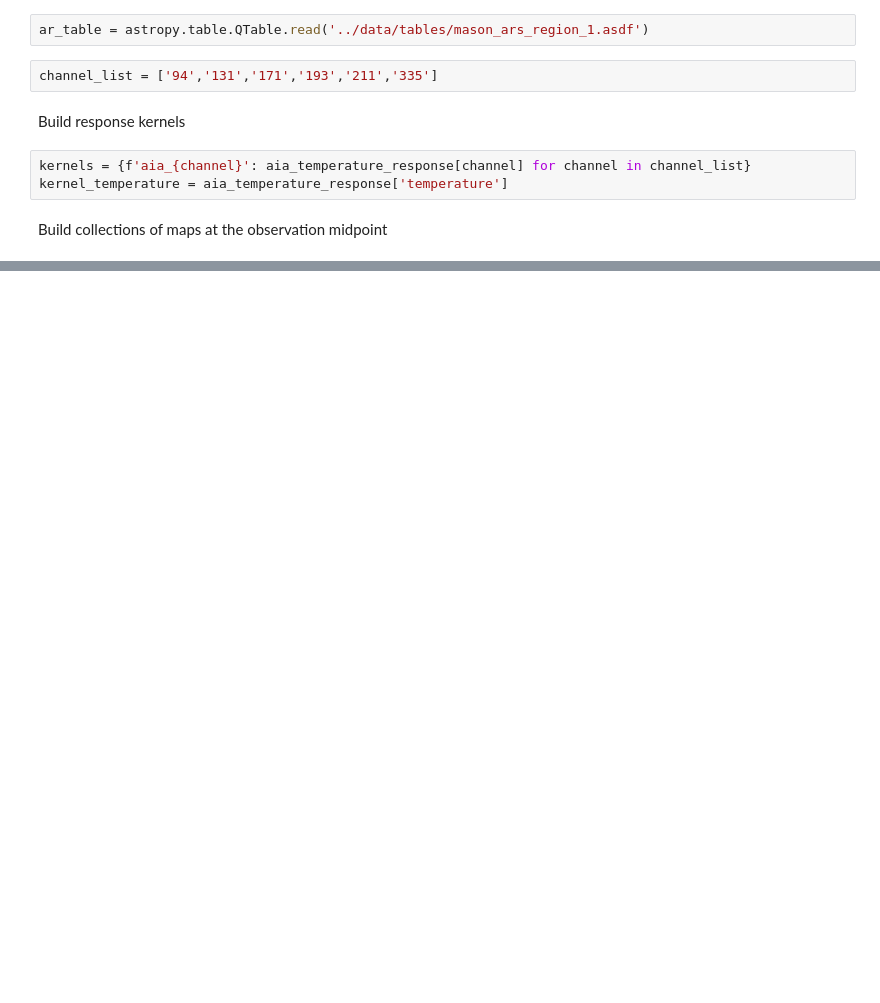
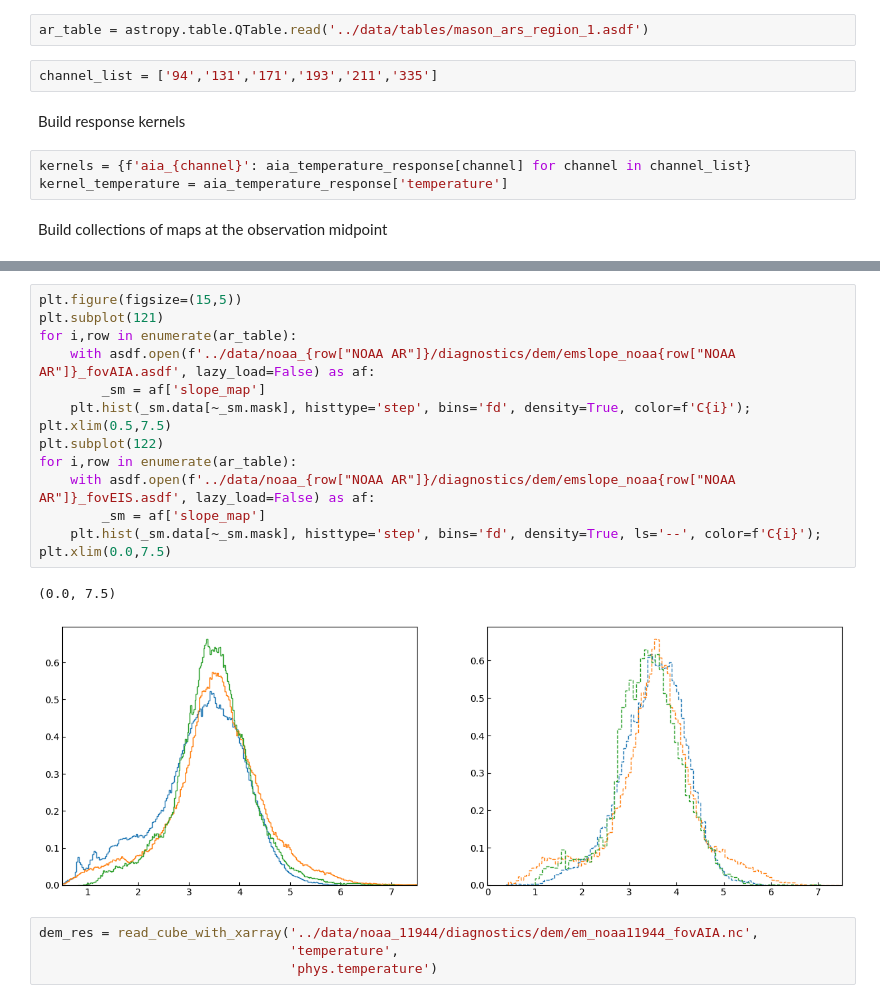
Before and after one commit to wtbarnes/loops-workshop-2024-talk, a Jupyter notebook: notebooks/aia_dem.ipynb, the cells around one changed output, grey strips where cells are left out. Cells and saved outputs as stored; diff of their text form; blank space fills up the shorter version.

```diff
--- a/notebooks/aia_dem.ipynb
+++ b/notebooks/aia_dem.ipynb
@@ -227,0 +207,21 @@ plt.hist(foo.data[~foo.mask],log=False)
+# %%
+plt.figure(figsize=(15,5))
+plt.subplot(121)
+for i,row in enumerate(ar_table):
+    with asdf.open(f'../data/noaa_{row["NOAA AR"]}/diagnostics/dem/emslope_noaa{row["NOAA AR"]}_fovAIA.asdf', lazy_load=False) as af:
+        _sm = af['slope_map']
+    plt.hist(_sm.data[~_sm.mask], histtype='step', bins='fd', density=True, color=f'C{i}');
+plt.xlim(0.5,7.5)
+plt.subplot(122)
+for i,row in enumerate(ar_table):
+    with asdf.open(f'../data/noaa_{row["NOAA AR"]}/diagnostics/dem/emslope_noaa{row["NOAA AR"]}_fovEIS.asdf', lazy_load=False) as af:
+        _sm = af['slope_map']
+    plt.hist(_sm.data[~_sm.mask], histtype='step', bins='fd', density=True, ls='--', color=f'C{i}');
+plt.xlim(0.0,7.5)
+# %% [output]
+(0.0, 7.5)
+[figure, added]
+# %%
+dem_res = read_cube_with_xarray('../data/noaa_11944/diagnostics/dem/em_noaa11944_fovAIA.nc',
+                                'temperature',
+                                'phys.temperature')
```
Also changed, not shown: parts of 22 cells of this notebook, 15 other files.
